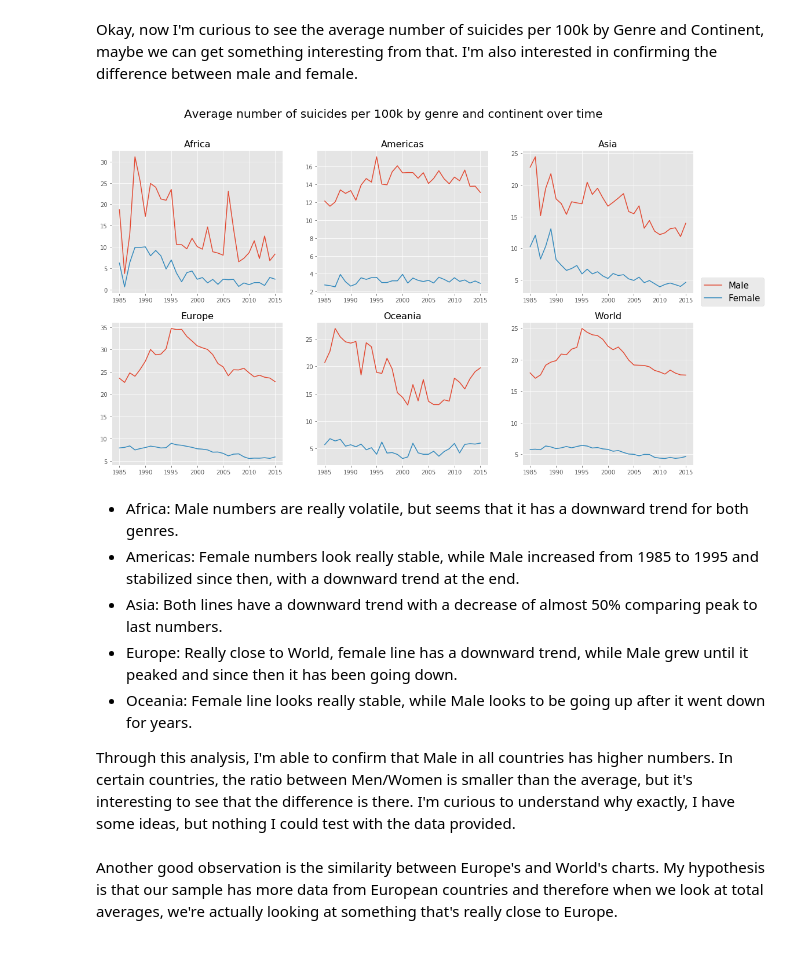
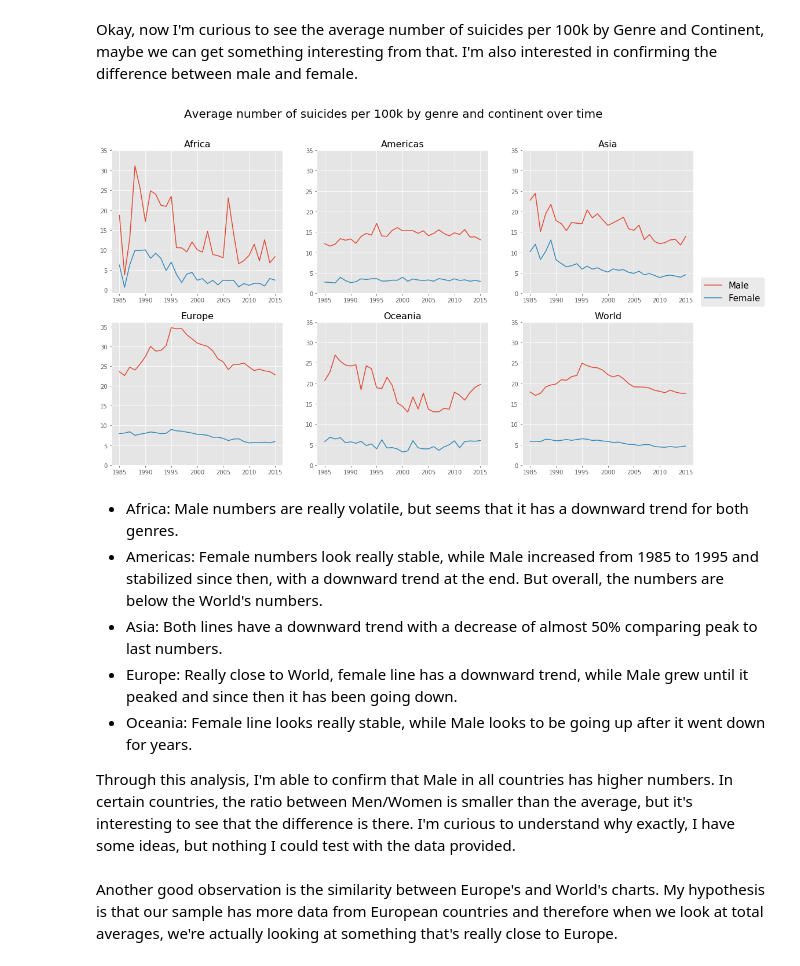
Before and after one commit to renoneto/data-science-portfolio, a Jupyter notebook: suicide_analysis.ipynb, the cells around one changed output. Cells and saved outputs as stored; diff of their text form; code cells hidden in the pictures.

```diff
--- a/suicide_analysis.ipynb
+++ b/suicide_analysis.ipynb
@@ -274,38 +274,39 @@ for idx, continent in enumerate(continents):
     chart_pos_0 = position[idx][0]
     chart_pos_1 = position[idx][1]
     male_chart = male2[male2['continent'] == continent]
     x = male_chart['suicides_per_100k']
     y = male_chart['year']
     #To keep legend clean, I have this if statement, basically only the first continent will have label.
     #I've done that to avoid duplicates on the legend.
     if idx == 0:
         axs[chart_pos_0,chart_pos_1].plot(y,x, label='Male')
     else:
         axs[chart_pos_0,chart_pos_1].plot(y,x, label='_nolegend_')
 
     #Female plot:
     #Chart Position
     female_chart = female2[female2['continent'] == continent]
     x = female_chart['suicides_per_100k']
     y = female_chart['year']
     #If statement logic for labelling:
     if idx == 0:
         axs[chart_pos_0,chart_pos_1].plot(y,x, label='Female')
     else:
         axs[chart_pos_0,chart_pos_1].plot(y,x, label='_nolegend_')
 
-    #Chart Title
+    #Chart Title and Y Ticks
+    axs[chart_pos_0,chart_pos_1].set_yticks(range(0,40,5))
     axs[chart_pos_0,chart_pos_1].set_title(continent,fontsize=16)
 
 
 #Make legend visible
 fig.legend(loc=5,fontsize=15)
 fig.suptitle('Average number of suicides per 100k by genre and continent over time', fontsize=20);
 # %% [output]
-[figure, old version]
+[figure, new version]
 # %% [markdown]
 - Africa: Male numbers are really volatile, but seems that it has a downward trend for both genres.
-- Americas: Female numbers look really stable, while Male increased from 1985 to 1995 and stabilized since then, with a downward trend at the end.
+- Americas: Female numbers look really stable, while Male increased from 1985 to 1995 and stabilized since then, with a downward trend at the end. But overall, the numbers are below the World's numbers.
 - Asia: Both lines have a downward trend with a decrease of almost 50% comparing peak to last numbers.
 - Europe: Really close to World, female line has a downward trend, while Male grew until it peaked and since then it has been going down.
 - Oceania: Female line looks really stable, while Male looks to be going up after it went down for years.
```
Also changed, not shown: parts of 20 cells of this notebook.
